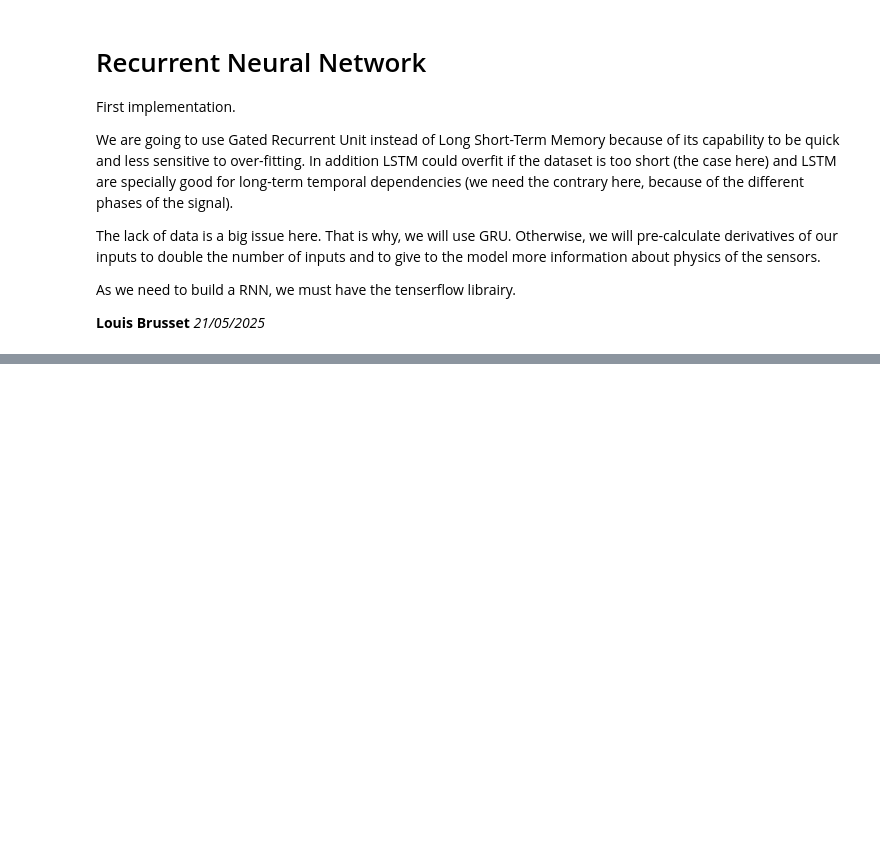
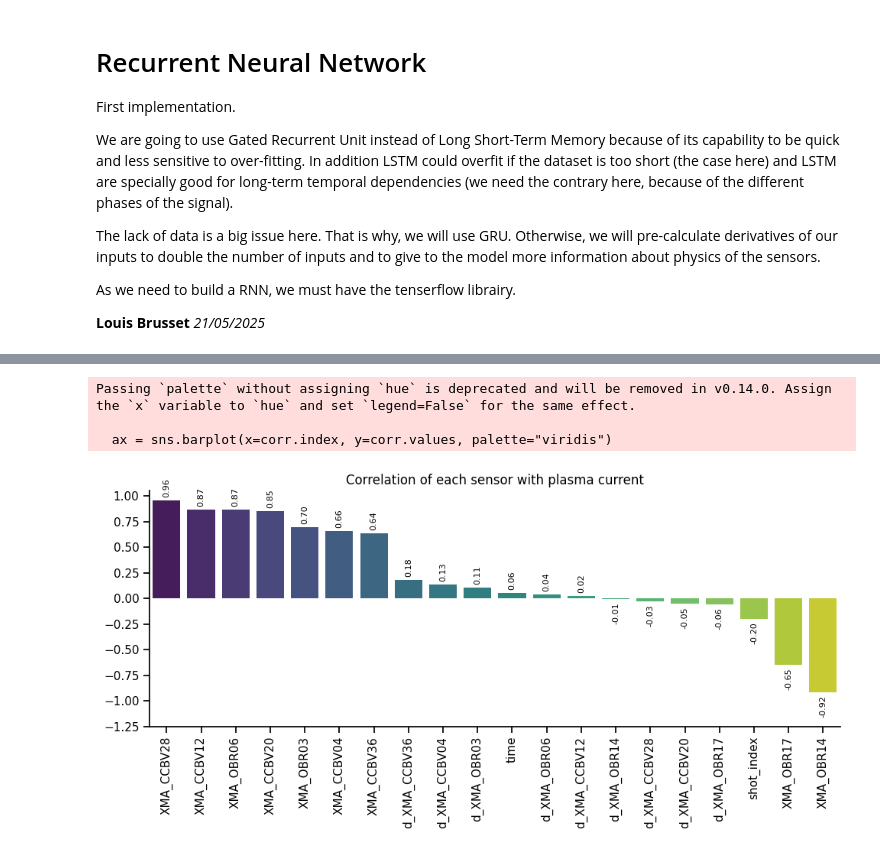
Before and after one commit to LouisBrusset/ITER-data-science-challenges, a Jupyter notebook: notebooks/MAST Plasma Current.ipynb, the cells around one changed output, grey strips where cells are left out. Saved outputs shown, nothing was run; the diff lists cells and outputs as text; code cells hidden in the pictures; blank space fills up the shorter version.

Commit message:
End of RNN - Current

```diff
--- a/notebooks/MAST Plasma Current.ipynb
+++ b/notebooks/MAST Plasma Current.ipynb
@@ -1080,0 +1052,18 @@ y_pred = model.predict(X_seq)
+# %%
+## Louis Brusset 22/05/2025
+
+# Find the derivative of each features
+xma_cols = [col for col in train_sorted.columns if col.startswith("XMA_")]
+for col in xma_cols:
+    d_col = "d_" + col
+    train_sorted[d_col] = train_sorted.groupby("shot_index").apply(
+        lambda group: group[col].diff() / group["time"].diff()
+    ).reset_index(level=0, drop=True)
+
+# Delete Nan values that appear in the derivative calculation
+train3 = train_sorted.dropna(subset=["d_" + col for col in xma_cols])
+train3 = train3.reset_index(drop=True)      # Reindexation
+
+# Verification
+train3[[*xma_cols[:2], f'd_{xma_cols[0]}', f'd_{xma_cols[1]}']].head()
+#train3.head()
@@ -1080,0 +1077,34 @@ y_pred = model.predict(X_seq)
+# %%
+## Louis Brusset 22/05/2025
+
+# One visualisation to well understand the correlation between derivatives and plasma current
+# --- Correlation with plasma current ---
+corr = train3.corr()["plasma_current"].drop("plasma_current")
+corr = corr.sort_values(ascending=False)
+
+plt.figure(figsize=(10, 5))
+ax = sns.barplot(x=corr.index, y=corr.values, palette="viridis")
+plt.xticks(rotation=90)
+plt.xlabel("")
+plt.title("Correlation of each sensor with plasma current")
+plt.tight_layout()
+plt.yticks(np.arange(-1.25, 1.25, 0.25))
+sns.despine()
+
+for i, bar in enumerate(ax.patches):
+    height = bar.get_height()
+    ax.text(
+        bar.get_x() + bar.get_width() / 2,
+        height + 0.03 * np.sign(height),  # slight offset above or below
+        f"{height:.2f}",
+        ha="center",
+        va="bottom" if height >= 0 else "top",
+        fontsize=8,
+        rotation=90
+    )
+plt.show()
+# %% [output]
+Passing `palette` without assigning `hue` is deprecated and will be removed in v0.14.0. Assign the `x` variable to `hue` and set `legend=False` for the same effect.
+
+  ax = sns.barplot(x=corr.index, y=corr.values, palette="viridis")
+[figure, added]
```
Also changed, not shown: parts of 48 cells of this notebook.
